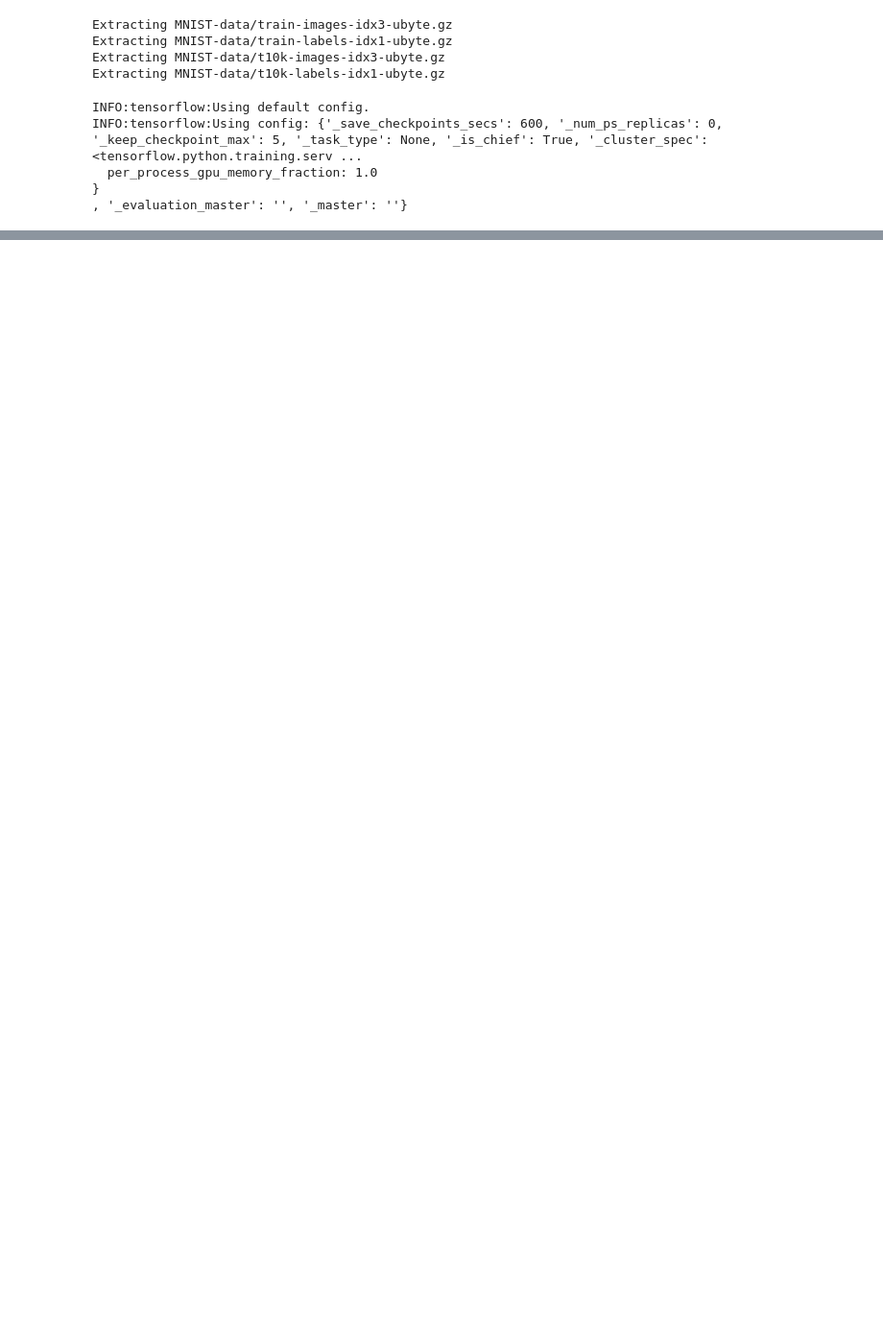
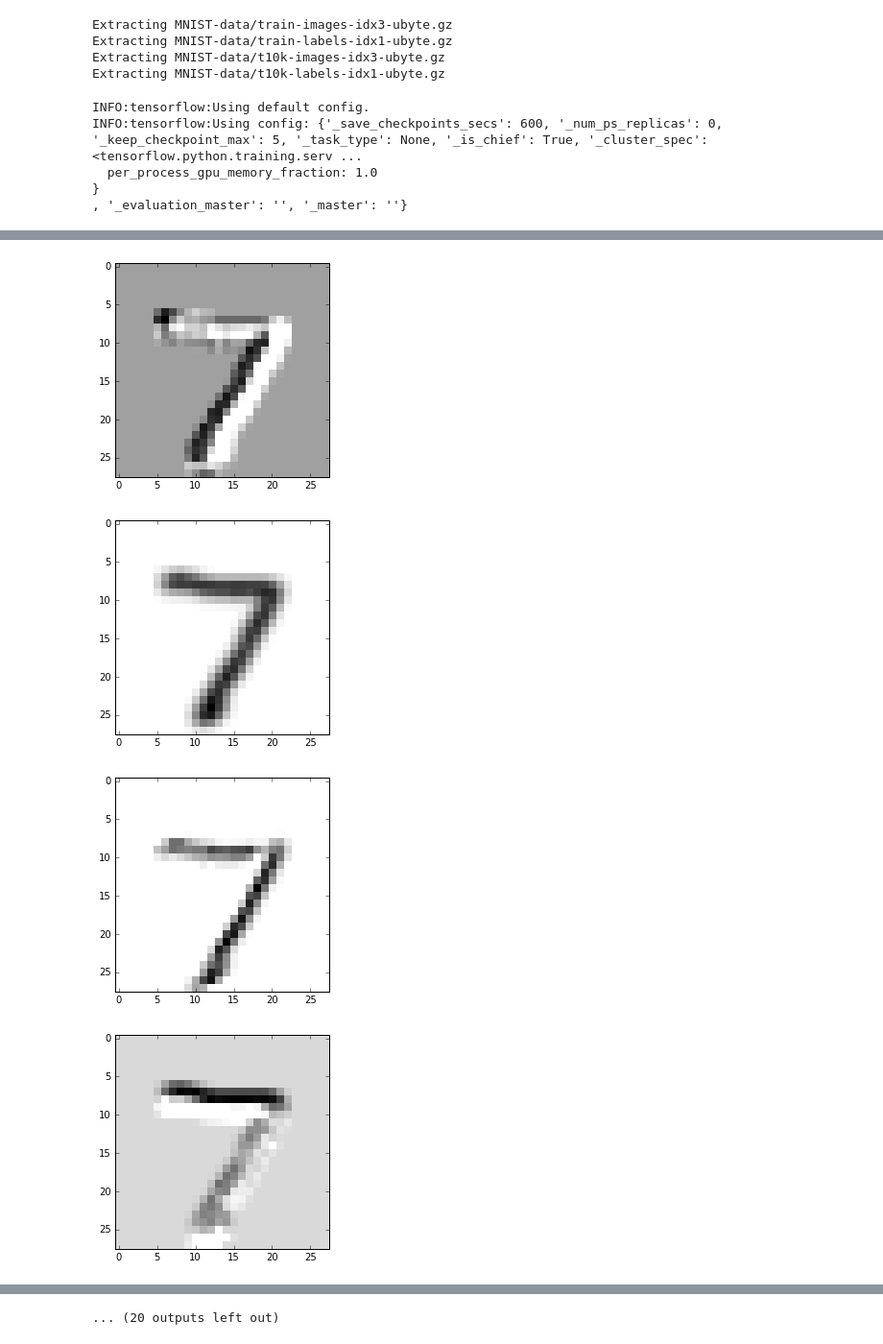
Before and after one commit to pqh2/ml_from_scratch, a Jupyter notebook: cnn.ipynb, the cells around one changed output, grey strips where cells are left out. Shown: that part at 96% size. Drawn from its saved outputs; the diff is of its cells as text; code cells hidden in the pictures; blank space fills up the shorter version.

Commit message:
Lower level tf for CNN + visualization of output of first conv activation

```diff
--- a/cnn.ipynb
+++ b/cnn.ipynb
@@ -174,0 +268,2 @@ INFO:tensorflow:Saving dict for global step 17147: accuracy = 0.9668, global_ste
+# %%
+conv11_eval = conv11.eval(feed_dict=({x: mnist.test.images[:1], labels_:  mnist.test.labels[:1]}))
@@ -174,0 +274,2 @@ INFO:tensorflow:Saving dict for global step 17147: accuracy = 0.9668, global_ste
+# %%
+conv11_eval = np.reshape(conv11_eval, (28, 28, 32))
@@ -174,0 +296,17 @@ INFO:tensorflow:Saving dict for global step 17147: accuracy = 0.9668, global_ste
+# %%
+import numpy as np
+import matplotlib.pyplot as plt
+import matplotlib.cm as cm
+
+for i in range(32):
+    x = np.array(conv11_eval[:, :, i])
+    nrows, ncols = 28, 28
+    grid = np.reshape(x, (nrows, ncols))
+
+    plt.imshow(grid, interpolation='nearest', cmap='binary')
+    plt.show()
+# %% [output]
+[figure, added]
+[figure, added]
+[figure, added]
+[figure, added]
@@ -174,0 +321 @@ INFO:tensorflow:Saving dict for global step 17147: accuracy = 0.9668, global_ste
+... (20 outputs left out)
```
Also changed, not shown: parts of 6 cells of this notebook.
